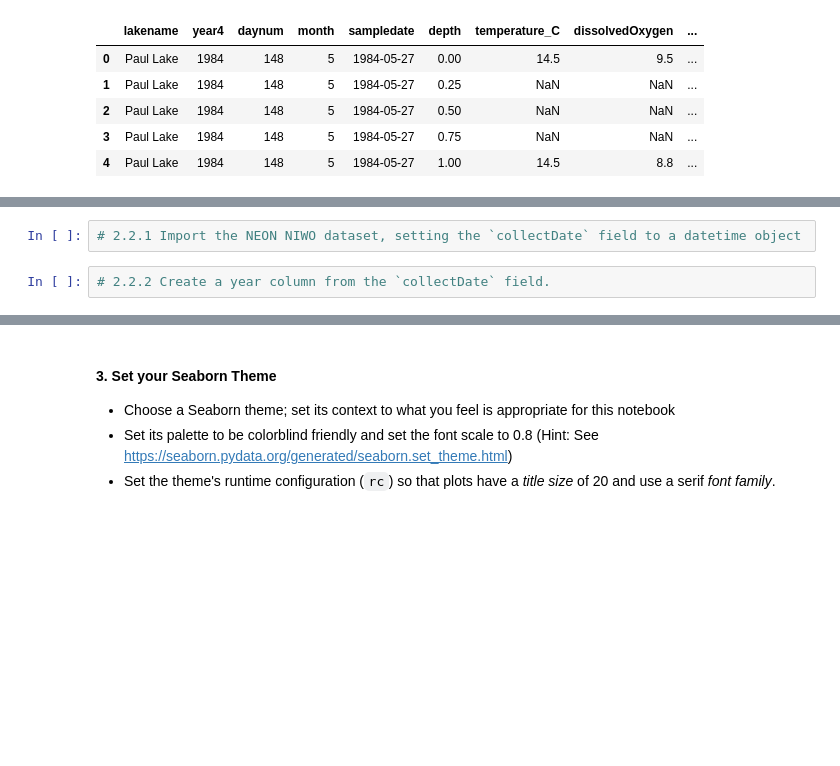
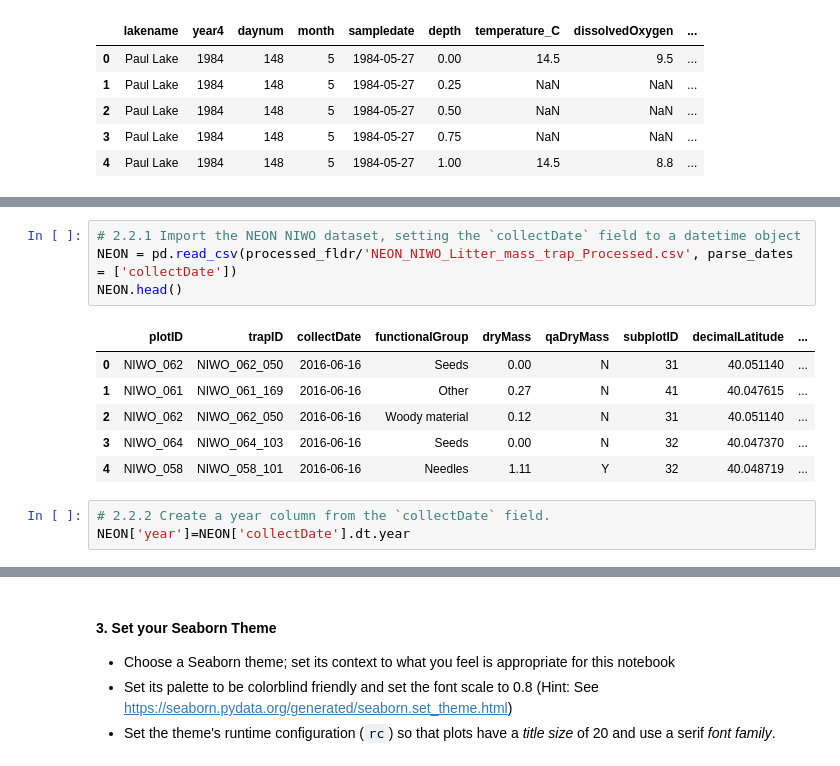
Before and after one commit to Sophiacyt/ENV700, a Jupyter notebook: Assignments/st570_A5-DataVisualization.ipynb, the cells around one changed output, grey strips where cells are left out. Saved outputs shown, nothing was run; the diff lists cells and outputs as text; blank space fills up the shorter version.

Commit message:
read neon dataset

```diff
--- a/Assignments/st570_A5-DataVisualization.ipynb
+++ b/Assignments/st570_A5-DataVisualization.ipynb
@@ -69,6 +75,16 @@ NTL.head()
 # %%
 # 2.2.1 Import the NEON NIWO dataset, setting the `collectDate` field to a datetime object
+NEON = pd.read_csv(processed_fldr/'NEON_NIWO_Litter_mass_trap_Processed.csv', parse_dates = ['collectDate'])
+NEON.head()
+# %% [output]
+|  | plotID | trapID | collectDate | functionalGroup | dryMass | qaDryMass | subplotID | decimalLatitude | ... |
+| 0 | NIWO_062 | NIWO_062_050 | 2016-06-16 | Seeds | 0.00 | N | 31 | 40.051140 | ... |
+| 1 | NIWO_061 | NIWO_061_169 | 2016-06-16 | Other | 0.27 | N | 41 | 40.047615 | ... |
+| 2 | NIWO_062 | NIWO_062_050 | 2016-06-16 | Woody material | 0.12 | N | 31 | 40.051140 | ... |
+| 3 | NIWO_064 | NIWO_064_103 | 2016-06-16 | Seeds | 0.00 | N | 32 | 40.047370 | ... |
+| 4 | NIWO_058 | NIWO_058_101 | 2016-06-16 | Needles | 1.11 | Y | 32 | 40.048719 | ... |
 # %%
 # 2.2.2 Create a year column from the `collectDate` field.
+NEON['year']=NEON['collectDate'].dt.year
 # %%
 # 2.2.3 Display the first 5 records of the dataframe
```
Also changed, not shown: parts of 3 cells of this notebook.
